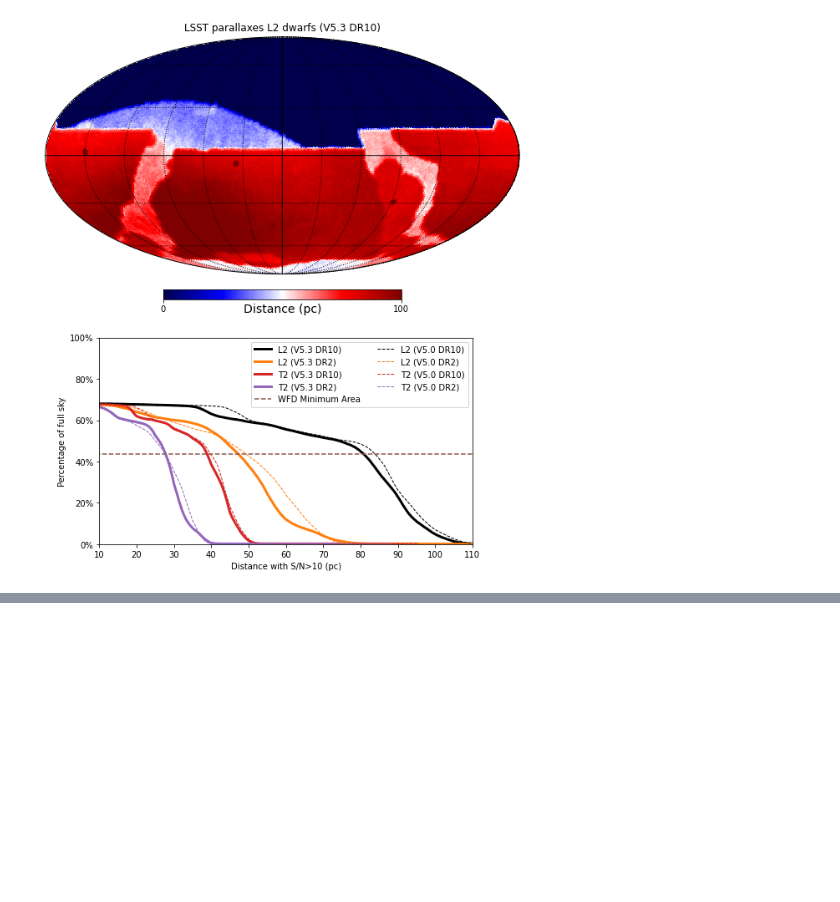
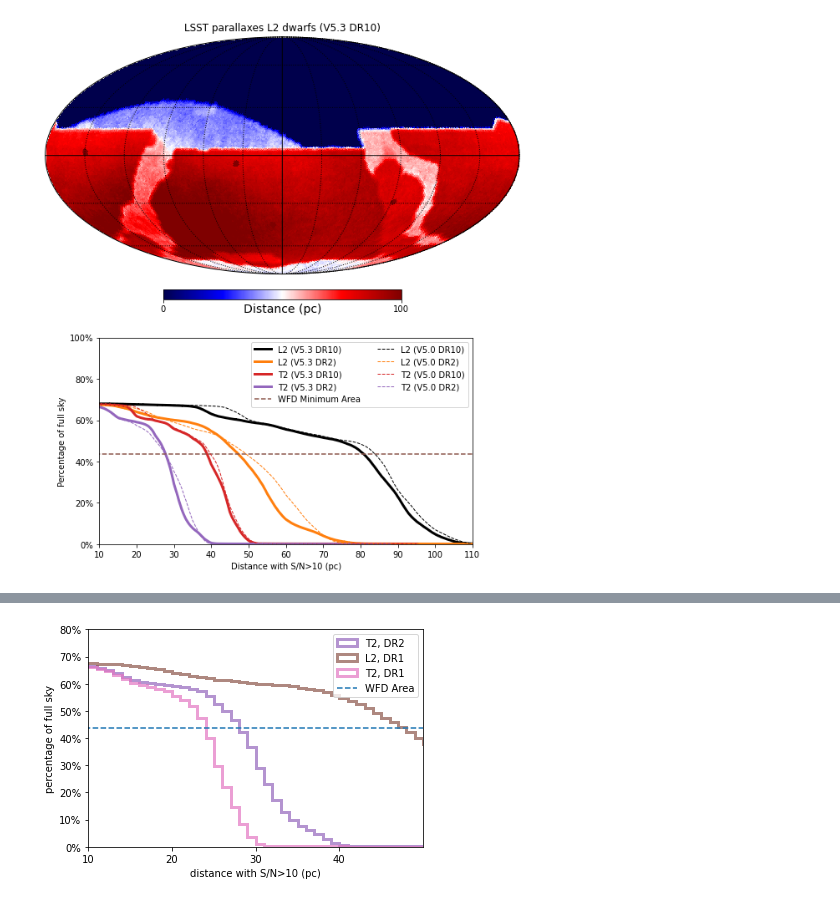
Before and after one commit to jgizis/LSST-BD-Cadence-2025, a Jupyter notebook: plot_for_note.ipynb, the cells around one changed output, grey strips where cells are left out. Cells and saved outputs as stored; diff of their text form; code cells hidden in the pictures; blank space fills up the shorter version.

```diff
--- a/plot_for_note.ipynb
+++ b/plot_for_note.ipynb
@@ -375,0 +396,20 @@ plt.savefig('plot-figure1-10year.png')
+# %%
+#plt.hist(yy10['metric_values'], histtype='stepfilled', bins=30, alpha=0.3, linewidth=4, label='DR10', color='blue',
+#         edgecolor='k', weights=w10)
+#
+#plt.hist(dd02, histtype='step', bins=bins2, alpha=0.7, linewidth=3, label='L2, DR2', color='C1', cumulative=-1, weights=w02)
+plt.hist(dd02T2, histtype='step', bins=bins2, alpha=0.7, linewidth=3, label='T2, DR2', color='C4', cumulative=-1, weights=w02)
+plt.hist(dd01, histtype='step', bins=bins2, alpha=0.7, linewidth=3, label='L2, DR1', color='C5', cumulative=-1, weights=w02)
+plt.hist(dd01T2, histtype='step', bins=bins2, alpha=0.7, linewidth=3, label='T2, DR1', color='C6', cumulative=-1, weights=w02)
+plt.plot([0,200],np.array([1,1])*wfd_nominal,'--',label='WFD Area')
+plt.xlim(50,10)
+plt.ylim(0,0.8)  #note this is the original units, fractions
+plt.legend(loc='upper right')
+plt.gca().yaxis.set_major_formatter(PercentFormatter(1))
+plt.xlabel('distance with S/N>10 (pc)')
+plt.ylabel('percentage of full sky')
+plt.xticks(np.arange(10, 50, step=10))
+plt.gca().invert_xaxis()
+plt.savefig('plot_DR1.png')
+# %% [output]
+[figure, added]
```
Also changed, not shown: parts of 4 cells of this notebook, 1 other file.
